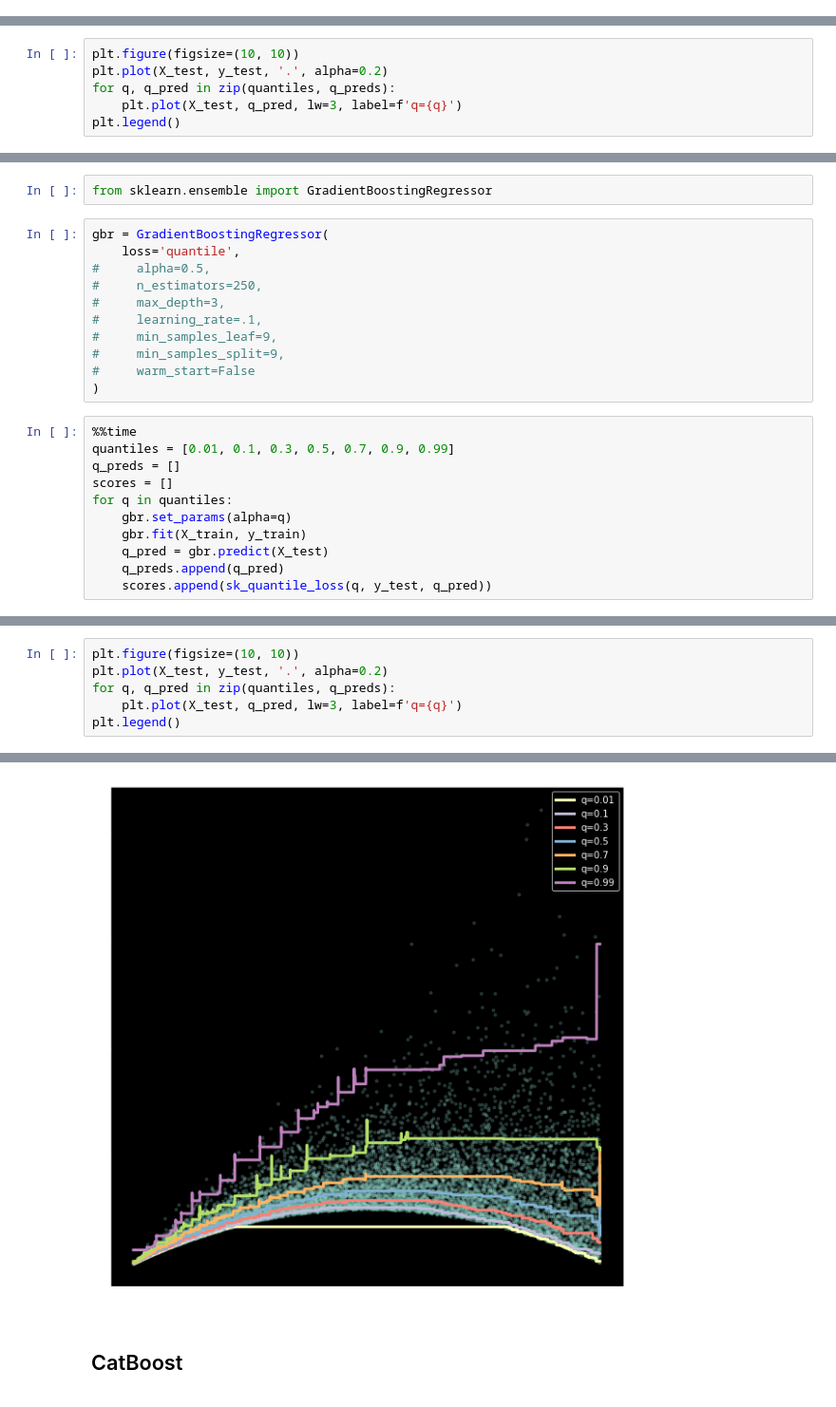
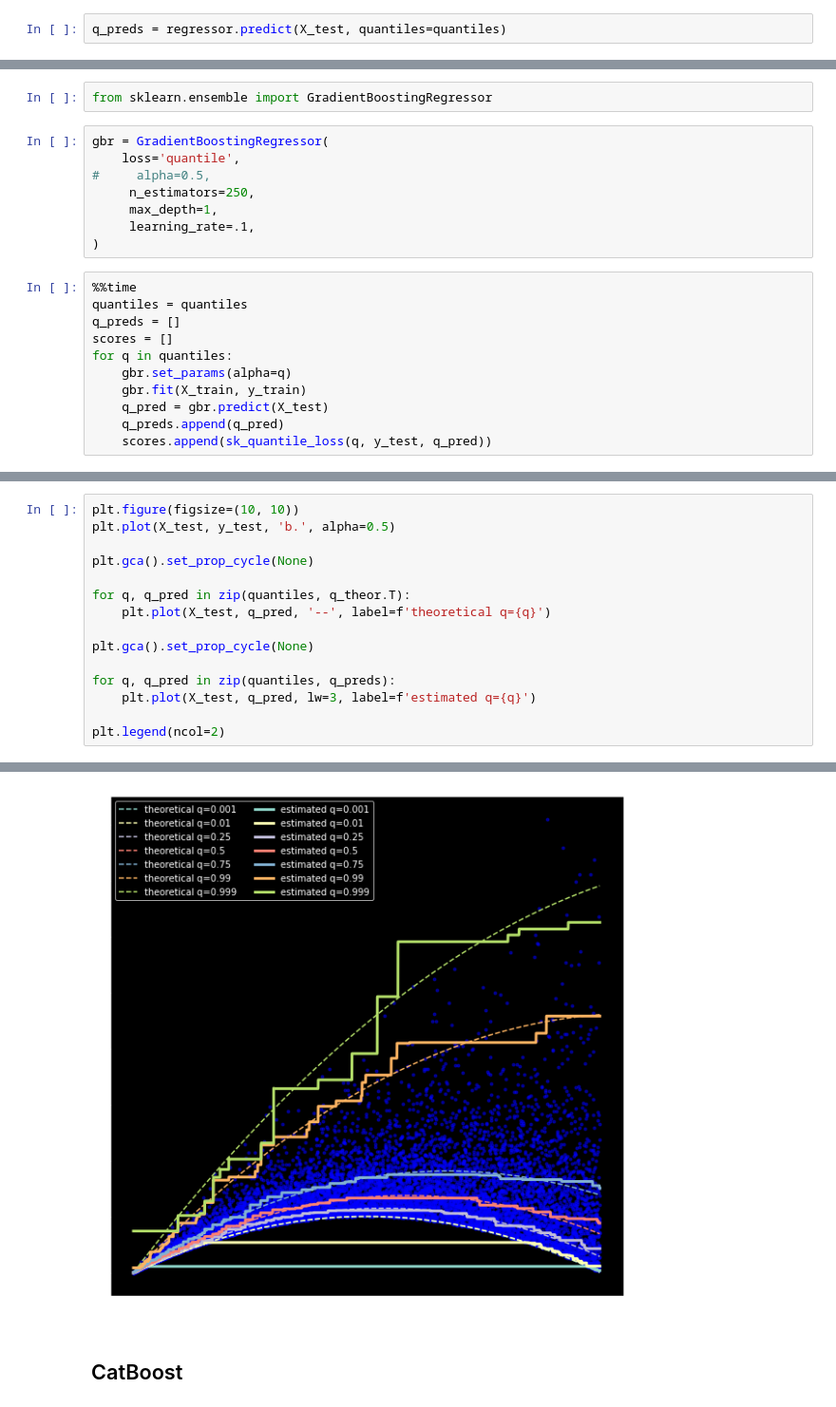
Before and after one commit to ig248/deepquantiles, a Jupyter notebook: notebooks/nn-quantiles-skewed.ipynb, the cells around one changed output, grey strips where cells are left out. Shown at 95% size. Drawn from its saved outputs; the diff is of its cells as text.

Commit message:
Experiment further with high quantiles on skewed data

```diff
--- a/notebooks/nn-quantiles-skewed.ipynb
+++ b/notebooks/nn-quantiles-skewed.ipynb
@@ -190,0 +184,2 @@ for q in quantiles:
+# %%
+q_preds = regressor.predict(X_test, quantiles=quantiles)
@@ -196,6 +222,0 @@ plt.plot(quantiles, scores)
-# %%
-plt.figure(figsize=(10, 10))
-plt.plot(X_test, y_test, '.', alpha=0.2)
-for q, q_pred in zip(quantiles, q_preds):
-    plt.plot(X_test, q_pred, lw=3, label=f'q={q}')
-plt.legend()
@@ -210,16 +228,13 @@ from sklearn.ensemble import GradientBoostingRegressor
 gbr = GradientBoostingRegressor(
     loss='quantile',
 #     alpha=0.5,
-#     n_estimators=250,
-#     max_depth=3,
-#     learning_rate=.1,
-#     min_samples_leaf=9,
-#     min_samples_split=9,
-#     warm_start=False
+     n_estimators=250,
+     max_depth=1,
+     learning_rate=.1,
 )
 # %%
 %%time
-quantiles = [0.01, 0.1, 0.3, 0.5, 0.7, 0.9, 0.99]
+quantiles = quantiles
 q_preds = []
 scores = []
 for q in quantiles:
@@ -239,12 +254,21 @@ plt.plot(quantiles, scores)
 # %%
 plt.figure(figsize=(10, 10))
-plt.plot(X_test, y_test, '.', alpha=0.2)
+plt.plot(X_test, y_test, 'b.', alpha=0.5)
+
+plt.gca().set_prop_cycle(None)
+
+for q, q_pred in zip(quantiles, q_theor.T):
+    plt.plot(X_test, q_pred, '--', label=f'theoretical q={q}')
+
+plt.gca().set_prop_cycle(None)
+
 for q, q_pred in zip(quantiles, q_preds):
-    plt.plot(X_test, q_pred, lw=3, label=f'q={q}')
-plt.legend()
+    plt.plot(X_test, q_pred, lw=3, label=f'estimated q={q}')
+
+plt.legend(ncol=2)
 # %% [output]
 <matplotlib.legend.Legend at 0x...>
-[figure, old version]
+[figure, new version]
 # %% [markdown]
 ## CatBoost
 # %%
```
Also changed, not shown: parts of 27 cells of this notebook, 1 other file.
